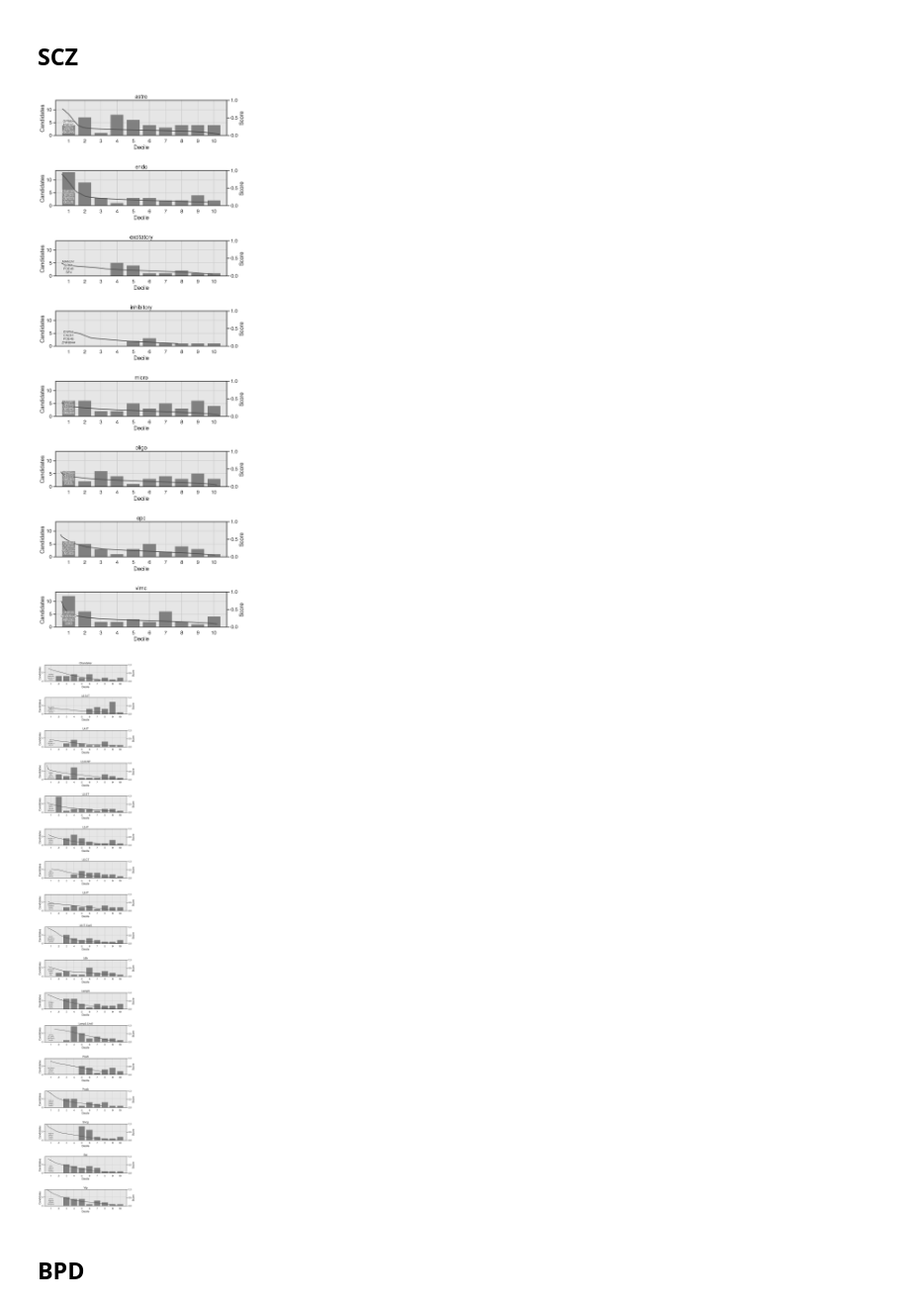
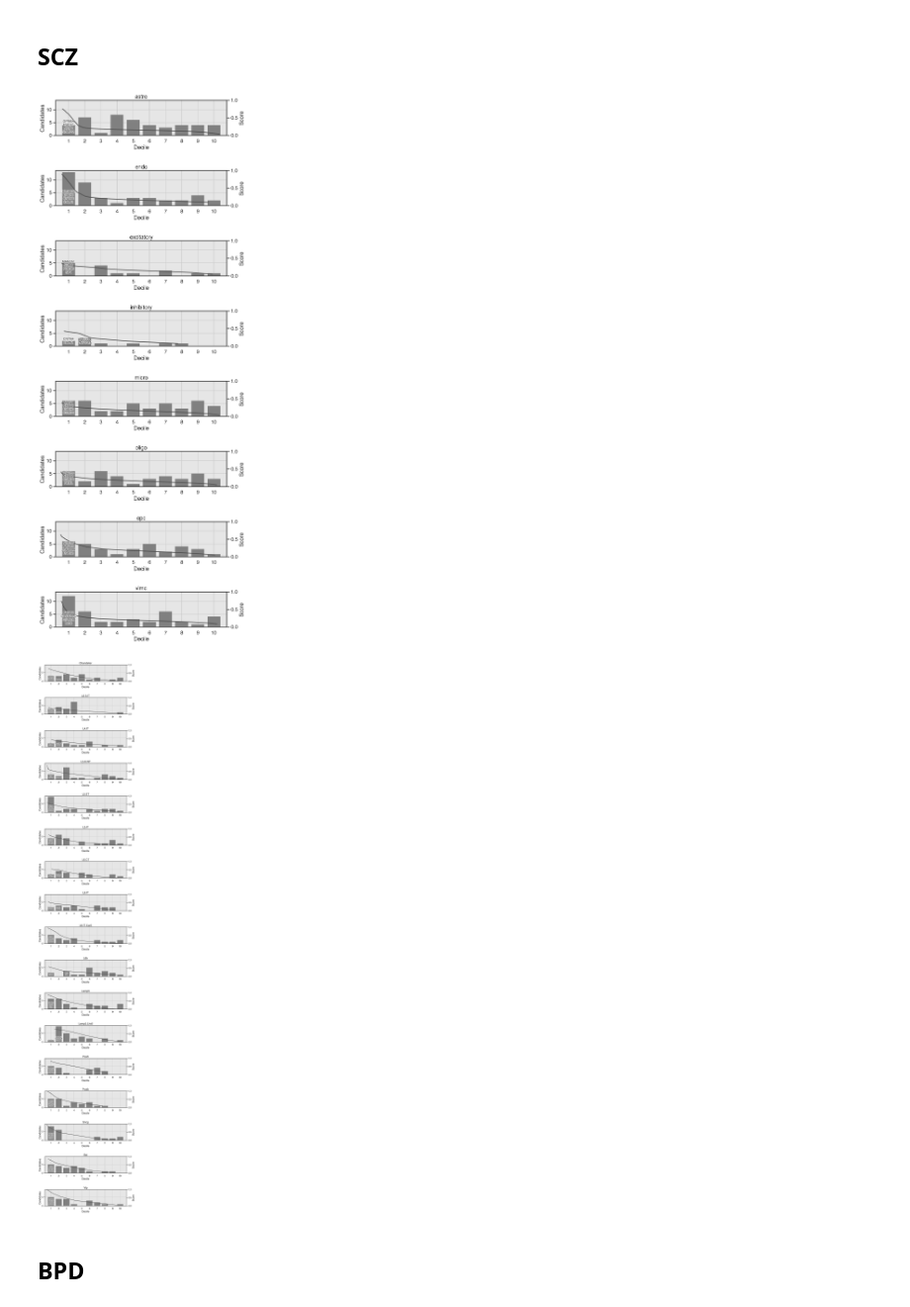
Before and after one commit to Oafish1/Network-Medicine-Analysis, a Jupyter notebook: scripts/specific-visualization.ipynb, the cells around one changed output. Shown at 99% size. Drawn from its saved outputs; the diff is of its cells as text; code cells hidden in the pictures.

```diff
--- a/scripts/specific-visualization.ipynb
+++ b/scripts/specific-visualization.ipynb
@@ -15,7 +15,7 @@ import seaborn as sns
 from statannotations.Annotator import Annotator
 
 # Params
-DATA_FOLDER = os.path.join(os.path.abspath(''), '../../data')
+DATA_FOLDER = os.path.join(os.path.abspath(''), '../data')
 RESULTS_FOLDER = os.path.join(os.path.abspath(''), '../results')
 PLOTS_FOLDER = os.path.join(os.path.abspath(''), '../plots')
 
@@ -566,12 +566,12 @@ for name, idx in zip(('major', 'minor'), ((2, 'UCLA_ASD', 'ASD'), (2, 'Subclass'
         # df_raw.loc[(df_raw['Candidate'])*(df_raw['Label']==0), 'Candidate'] = False  # Filter out negative candidates
         df_raw = df_raw.loc[df_raw['Candidate']]
         df_raw = df_raw.sort_values('Mean')
-        df_bar = decile_counts.loc[idx]
+        df_bar = decile_counts.loc[idx]  # .sort_values('Decile')  # TODO: Changed, verify
     cell_types = df_bar.index.unique().sort_values()
     fig, axs = plt.subplots(len(cell_types), 1, figsize=(10, 4*len(cell_types)-1), sharex=True, sharey=True)
     fig.subplots_adjust(hspace=1)
     axs[0].set_xlim([.2, 10.8])
-    axs[0].set_ylim([0, 70])
+    # axs[0].set_ylim([0, 300])
     for ct, ax in zip(cell_types, axs):
         # Set color
         color = merged_colors[ct]
@@ -597,14 +597,16 @@ for name, idx in zip(('major', 'minor'), ((2, 'UCLA_ASD', 'ASD'), (2, 'Subclass'
         ax.set_facecolor((.9, .9, .9, 1))
         ax.grid('minor')
         # Add top 4 candidate genes
-        top_genes = df_raw.loc[df_raw.index == ct].sort_values('Mean', ascending=False).iloc[:4]['Gene'].to_list()
-        trans = matplotlib.transforms.blended_transform_factory(ax.transData, ax.transAxes)
-        import matplotlib.patheffects as pe
-        axo.text(
-            1, .05, '\n'.join(top_genes),
-            ha='center', va='bottom', fontsize='xx-small',
-            path_effects=[pe.withStroke(linewidth=2, foreground="white")],
-            transform=trans)
+        top_genes = df_raw.loc[df_raw.index == ct].sort_values('Mean', ascending=False).iloc[:4]['Gene'].to_numpy()
+        top_gene_x = (11 - df_raw.loc[df_raw.index == ct].sort_values('Mean', ascending=False).iloc[:4]['Decile']).to_numpy()
+        for x in np.unique(top_gene_x):
+            trans = matplotlib.transforms.blended_transform_factory(ax.transData, ax.transAxes)
+            import matplotlib.patheffects as pe
+            axo.text(
+                x, .05, '\n'.join(top_genes[top_gene_x==x]),
+                ha='center', va='bottom', fontsize='xx-small',
+                path_effects=[pe.withStroke(linewidth=2, foreground="white")],
+                transform=trans)
 
     # Save
     fname = f'decile_{name}.pdf'
@@ -887,7 +889,7 @@ for name, idx in zip(('major_scz', 'minor_scz'), ((2, 'CMC', 'SCZ'), (2, 'Subcla
         # df_raw.loc[(df_raw['Candidate'])*(df_raw['Label']==0), 'Candidate'] = False  # Filter out negative candidates
         df_raw = df_raw.loc[df_raw['Candidate']]
         df_raw = df_raw.sort_values('Mean')
-        df_bar = decile_counts.loc[idx]
+        df_bar = decile_counts.loc[idx].sort_values('Decile')
     cell_types = df_bar.index.unique().sort_values()
     fig, axs = plt.subplots(len(cell_types), 1, figsize=(10, 4*len(cell_types)-1), sharex=True, sharey=True)
     fig.subplots_adjust(hspace=1)
@@ -896,43 +898,45 @@ for name, idx in zip(('major_scz', 'minor_scz'), ((2, 'CMC', 'SCZ'), (2, 'Subcla
     for ct, ax in zip(cell_types, axs):
         # Set color
         color = merged_colors[ct]
         # Plot
         ax.bar(range(1, 11)[::-1], df_bar.loc[df_bar.index == ct, 'Candidates'], fc=color, ec=(0, 0, 0, 0))
         # Estimate KDE
         # kernel = scipy.stats.gaussian_kde(df_raw.loc[df_raw.index == ct, 'Percentile'].to_numpy())
         # x = np.linspace(0, 1, num=101)
         # ax.plot(10*x+.5, 1_000*kernel(x))
         # Opposite axis
         axo = ax.twinx()
         axo.plot(.5 + (100 - df_raw.loc[df_raw.index == ct, 'Percentile']) / 10, df_raw.loc[df_raw.index == ct, 'Mean'], color=(.3, .3, .3, 1))
         axo.set_ylim([0, 1])
         axo.set_ylabel('Score')
         # Labels
         ax.set_xlabel('Decile')
         ax.set_ylabel('Candidates')
         ax.set_title(ct)
         # Ticks
         ax.set_xticks(range(1, 11))
         ax.xaxis.set_tick_params(labelbottom=True)
         # Formatting
         ax.set_facecolor((.9, .9, .9, 1))
         ax.grid('minor')
         # Add top 4 candidate genes
-        top_genes = df_raw.loc[df_raw.index == ct].sort_values('Mean', ascending=False).iloc[:4]['Gene'].to_list()
-        trans = matplotlib.transforms.blended_transform_factory(ax.transData, ax.transAxes)
-        import matplotlib.patheffects as pe
-        axo.text(
-            1, .05, '\n'.join(top_genes),
-            ha='center', va='bottom', fontsize='xx-small',
-            path_effects=[pe.withStroke(linewidth=2, foreground="white")],
-            transform=trans)
+        top_genes = df_raw.loc[df_raw.index == ct].sort_values('Mean', ascending=False).iloc[:4]['Gene'].to_numpy()
+        top_gene_x = (11 - df_raw.loc[df_raw.index == ct].sort_values('Mean', ascending=False).iloc[:4]['Decile']).to_numpy()
+        for x in np.unique(top_gene_x):
+            trans = matplotlib.transforms.blended_transform_factory(ax.transData, ax.transAxes)
+            import matplotlib.patheffects as pe
+            axo.text(
+                x, .05, '\n'.join(top_genes[top_gene_x==x]),
+                ha='center', va='bottom', fontsize='xx-small',
+                path_effects=[pe.withStroke(linewidth=2, foreground="white")],
+                transform=trans)
 
     # Save
     fname = f'decile_{name}.pdf'
     fig.savefig(os.path.join(PLOTS_FOLDER, fname), bbox_inches='tight')
 # %% [output]
-[figure, old version]
+[figure, new version]
-[figure, old version]
+[figure, new version]
 # %% [markdown]
 ## BPD
 # %%
```
Also changed, not shown: parts of 3 cells of this notebook, 10 other files.
